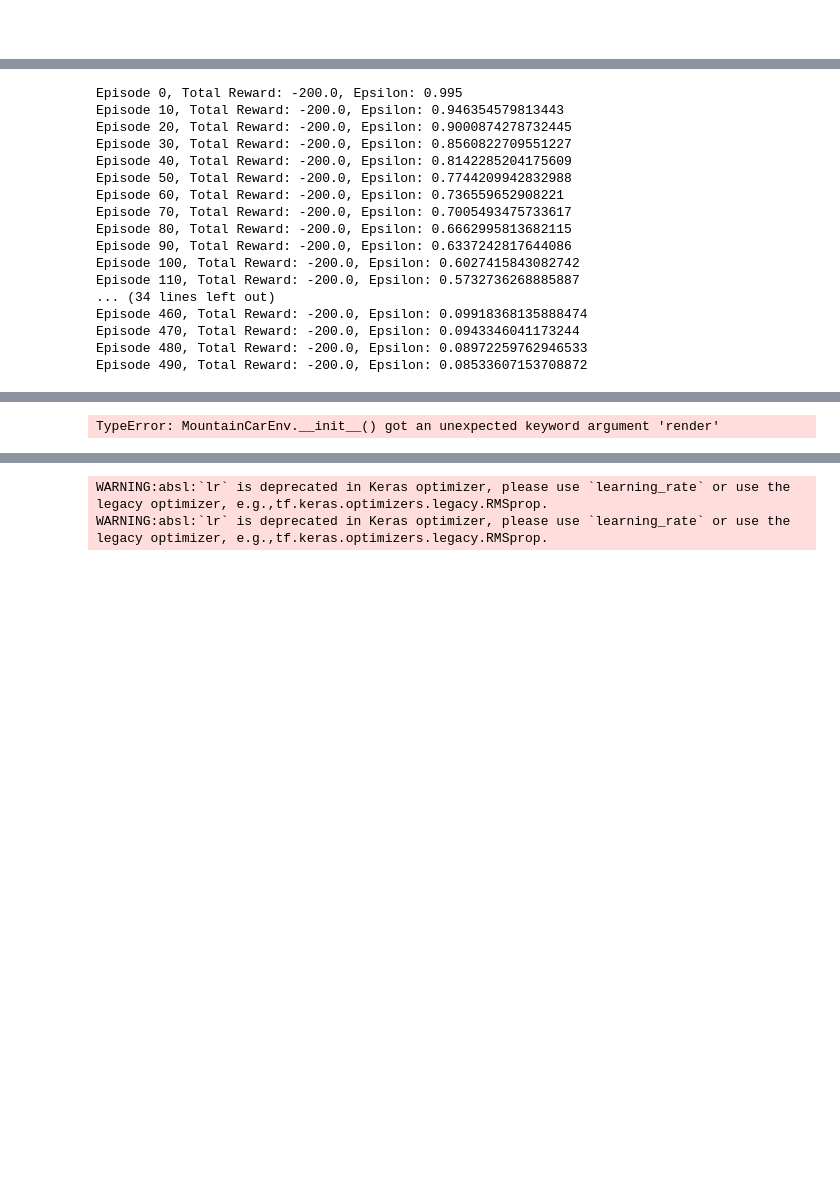
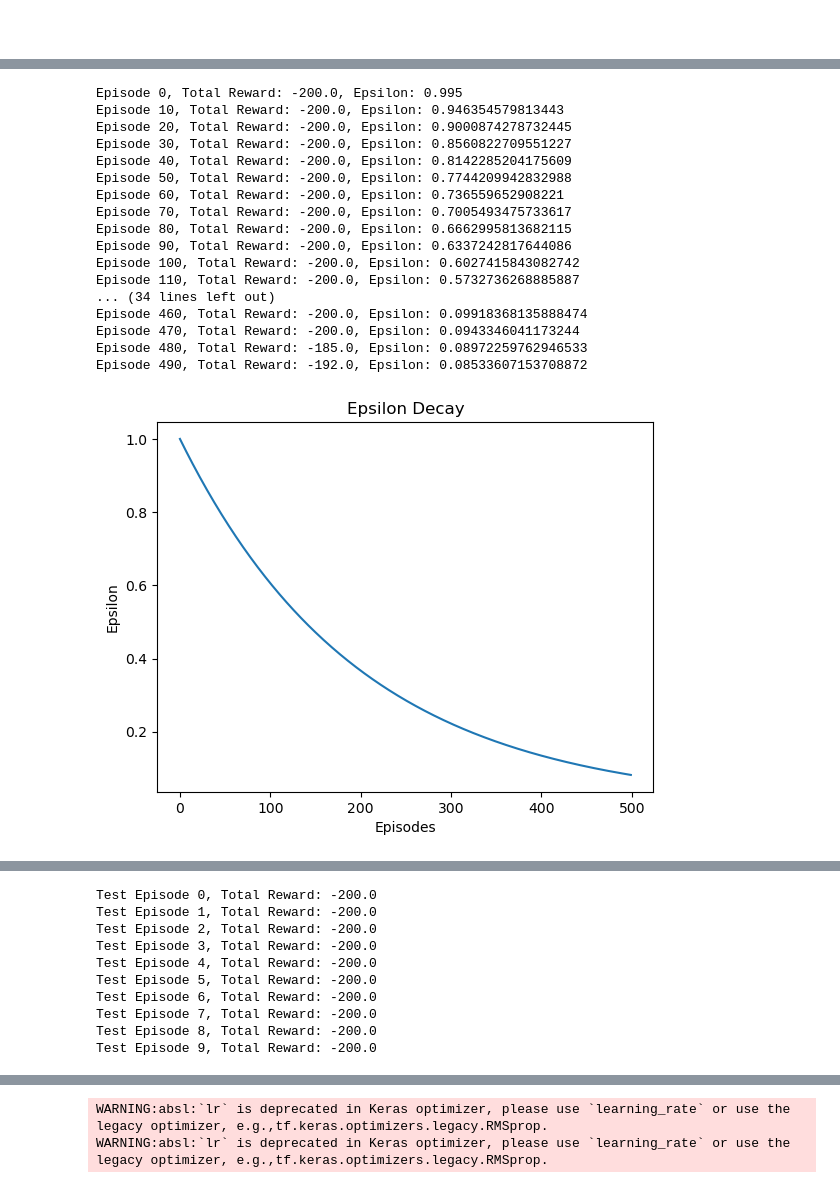
Before and after one commit to bodeborder/fcul-advanced-machine-learning, a Jupyter notebook: P3/AAA2324_P3_62931_54853.ipynb, the cells around one changed output, grey strips where cells are left out. Cells and saved outputs as stored; diff of their text form; code cells hidden in the pictures; blank space fills up the shorter version.

```diff
--- a/P3/AAA2324_P3_62931_54853.ipynb
+++ b/P3/AAA2324_P3_62931_54853.ipynb
@@ -595,6 +603,7 @@ class DQNAgent:
 
     def train_agent(self, episodes=1000, target_update_frequency=10):
         total_rewards = []
+        epsilon_values = []
 
         for episode in range(episodes):
             state = self.env.reset()
@@ -612,6 +621,7 @@ class DQNAgent:
                 total_reward += reward
 
             total_rewards.append(total_reward)
+            epsilon_values.append(self.epsilon)
 
             if episode % target_update_frequency == 0:
                 self.update_target_model()
@@ -620,6 +630,14 @@ class DQNAgent:
 
             if episode % 10 == 0:
                 print(f"Episode {episode}, Total Reward: {total_reward}, Epsilon: {self.epsilon}")
+
+
+         # Plot epsilon decay
+        plt.plot(epsilon_values)
+        plt.xlabel('Episodes')
+        plt.ylabel('Epsilon')
+        plt.title('Epsilon Decay')
+        plt.show()
 
         return total_rewards
 
@@ -640,32 +658,41 @@ class DQNAgent:
 # Create Mountain Car environment
 env = gym.make('MountainCar-v0')
 
 # Initialize DQNAgent
 agent = DQNAgent(env)
 
 # Train the agent
 total_rewards = agent.train_agent(episodes=500)
 
+# Plot mean rewards
+mean_rewards = np.convolve(total_rewards, np.ones(100) / 100, mode='valid')
+plt.plot(mean_rewards)
+plt.xlabel('Episodes')
+plt.ylabel('Mean Reward (Smoothed)')
+plt.title('Mean Rewards over Episodes')
+plt.show()
+
 # Test the agent
 agent.test_agent()
 
 # Close the environment
 env.close()
 # %% [output]
 Episode 0, Total Reward: -200.0, Epsilon: 0.995
 Episode 10, Total Reward: -200.0, Epsilon: 0.946354579813443
 Episode 20, Total Reward: -200.0, Epsilon: 0.9000874278732445
 Episode 30, Total Reward: -200.0, Epsilon: 0.8560822709551227
 Episode 40, Total Reward: -200.0, Epsilon: 0.8142285204175609
 Episode 50, Total Reward: -200.0, Epsilon: 0.7744209942832988
 Episode 60, Total Reward: -200.0, Epsilon: 0.736559652908221
 Episode 70, Total Reward: -200.0, Epsilon: 0.7005493475733617
 Episode 80, Total Reward: -200.0, Epsilon: 0.6662995813682115
 Episode 90, Total Reward: -200.0, Epsilon: 0.6337242817644086
 Episode 100, Total Reward: -200.0, Epsilon: 0.6027415843082742
 Episode 110, Total Reward: -200.0, Epsilon: 0.5732736268885887
 ... (34 lines left out)
 Episode 460, Total Reward: -200.0, Epsilon: 0.09918368135888474
 Episode 470, Total Reward: -200.0, Epsilon: 0.0943346041173244
-Episode 480, Total Reward: -200.0, Epsilon: 0.08972259762946533
-Episode 490, Total Reward: -200.0, Epsilon: 0.08533607153708872
+Episode 480, Total Reward: -185.0, Epsilon: 0.08972259762946533
+Episode 490, Total Reward: -192.0, Epsilon: 0.08533607153708872
+[figure, added]
@@ -672 +700,10 @@ Episode 490, Total Reward: -200.0, Epsilon: 0.08533607153708872
-TypeError: MountainCarEnv.__init__() got an unexpected keyword argument 'render'
+Test Episode 0, Total Reward: -200.0
+Test Episode 1, Total Reward: -200.0
+Test Episode 2, Total Reward: -200.0
+Test Episode 3, Total Reward: -200.0
+Test Episode 4, Total Reward: -200.0
+Test Episode 5, Total Reward: -200.0
+Test Episode 6, Total Reward: -200.0
+Test Episode 7, Total Reward: -200.0
+Test Episode 8, Total Reward: -200.0
+Test Episode 9, Total Reward: -200.0
```
Also changed, not shown: parts of 6 cells of this notebook, 2 other files.
